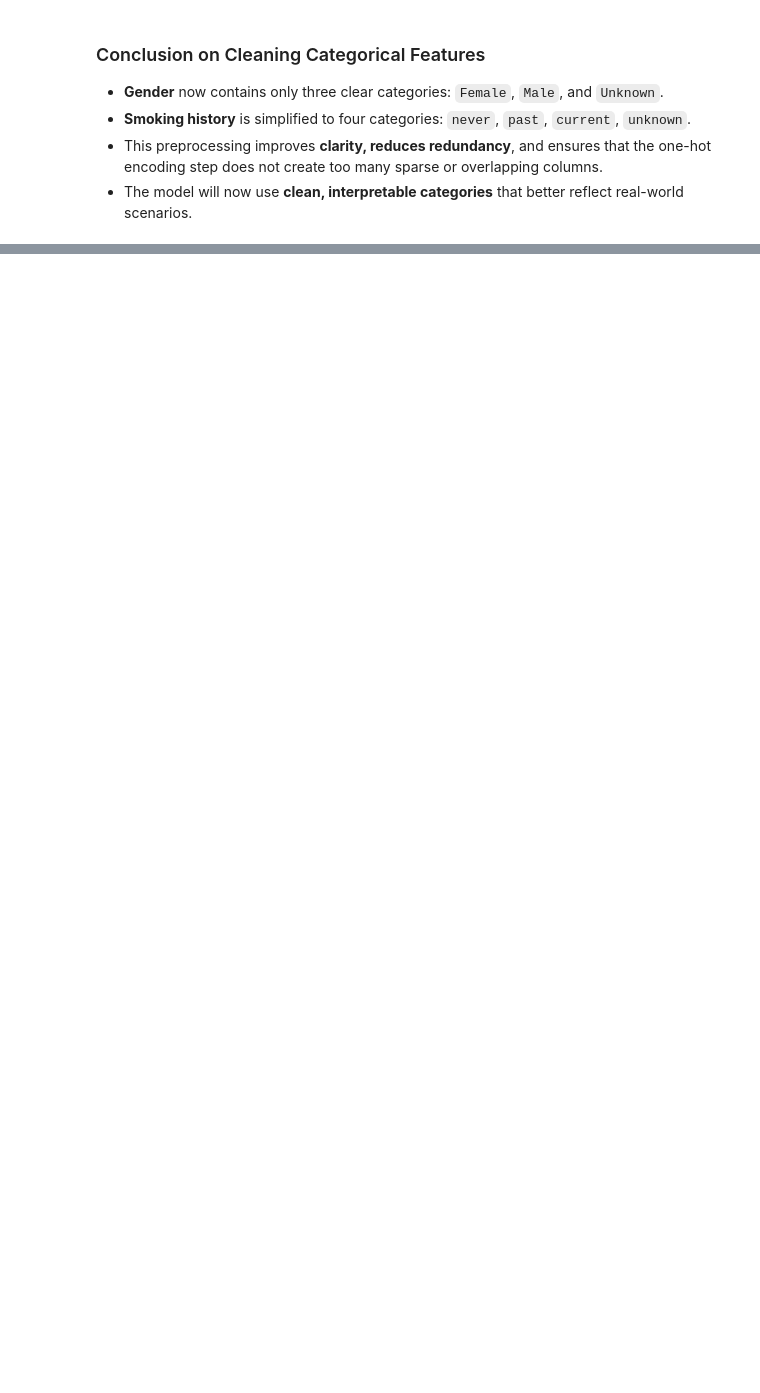
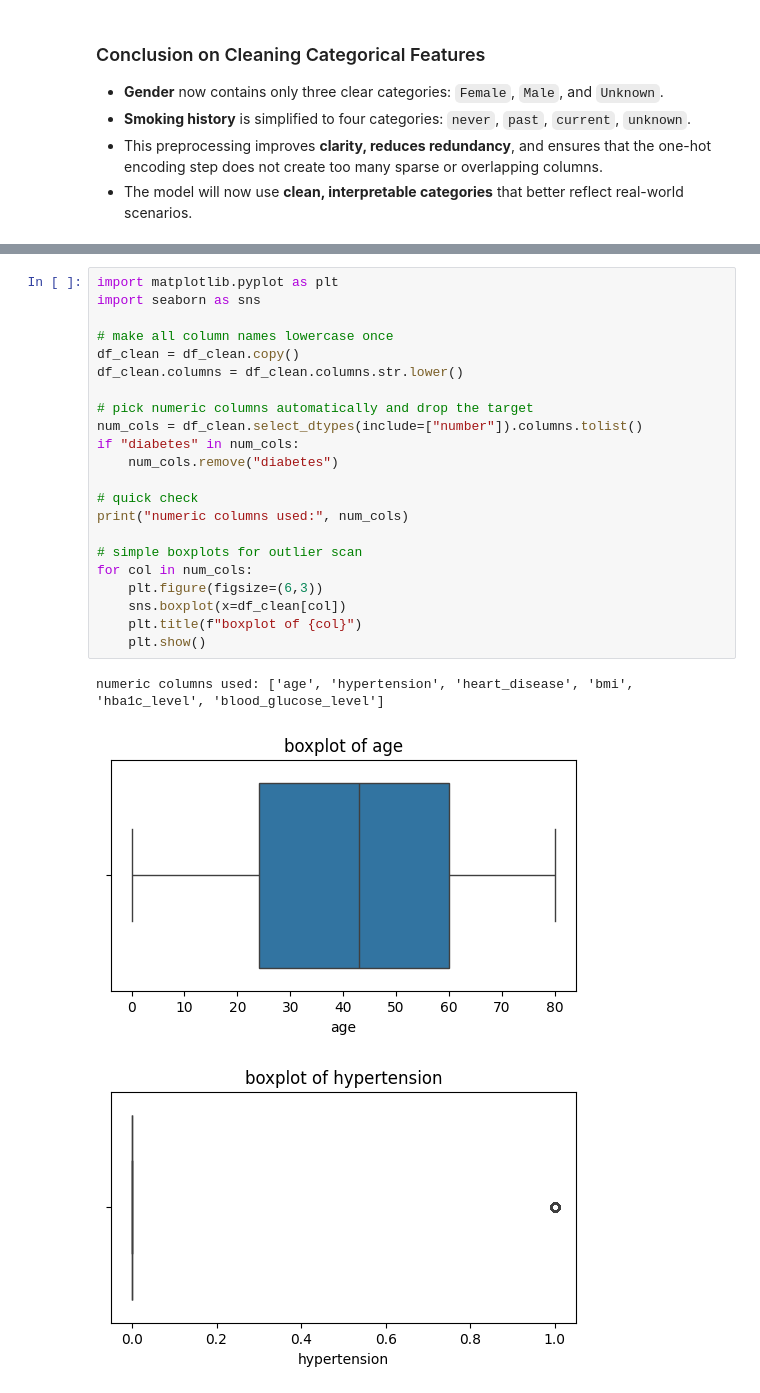
Before and after one commit to esthervanhelmont/ToU-IC2-Classification, a Jupyter notebook: Notebooks/01. IC2_Classification_Diabetes_Preprocessing.ipynb, the cells around one changed output, grey strips where cells are left out. Drawn from its saved outputs; the diff is of its cells as text; blank space fills up the shorter version.

```diff
--- a/Notebooks/01. IC2_Classification_Diabetes_Preprocessing.ipynb
+++ b/Notebooks/01. IC2_Classification_Diabetes_Preprocessing.ipynb
@@ -122,0 +180,26 @@ Smoking history: ['never' 'unknown' 'current' 'past']
+# %%
+import matplotlib.pyplot as plt
+import seaborn as sns
+
+# make all column names lowercase once
+df_clean = df_clean.copy()
+df_clean.columns = df_clean.columns.str.lower()
+
+# pick numeric columns automatically and drop the target
+num_cols = df_clean.select_dtypes(include=["number"]).columns.tolist()
+if "diabetes" in num_cols:
+    num_cols.remove("diabetes")
+
+# quick check
+print("numeric columns used:", num_cols)
+
+# simple boxplots for outlier scan
+for col in num_cols:
+    plt.figure(figsize=(6,3))
+    sns.boxplot(x=df_clean[col])
+    plt.title(f"boxplot of {col}")
+    plt.show()
+# %% [output]
+numeric columns used: ['age', 'hypertension', 'heart_disease', 'bmi', 'hba1c_level', 'blood_glucose_level']
+[figure, added]
+[figure, added]
```
Also changed, not shown: parts of 22 cells of this notebook, 8 other files.
